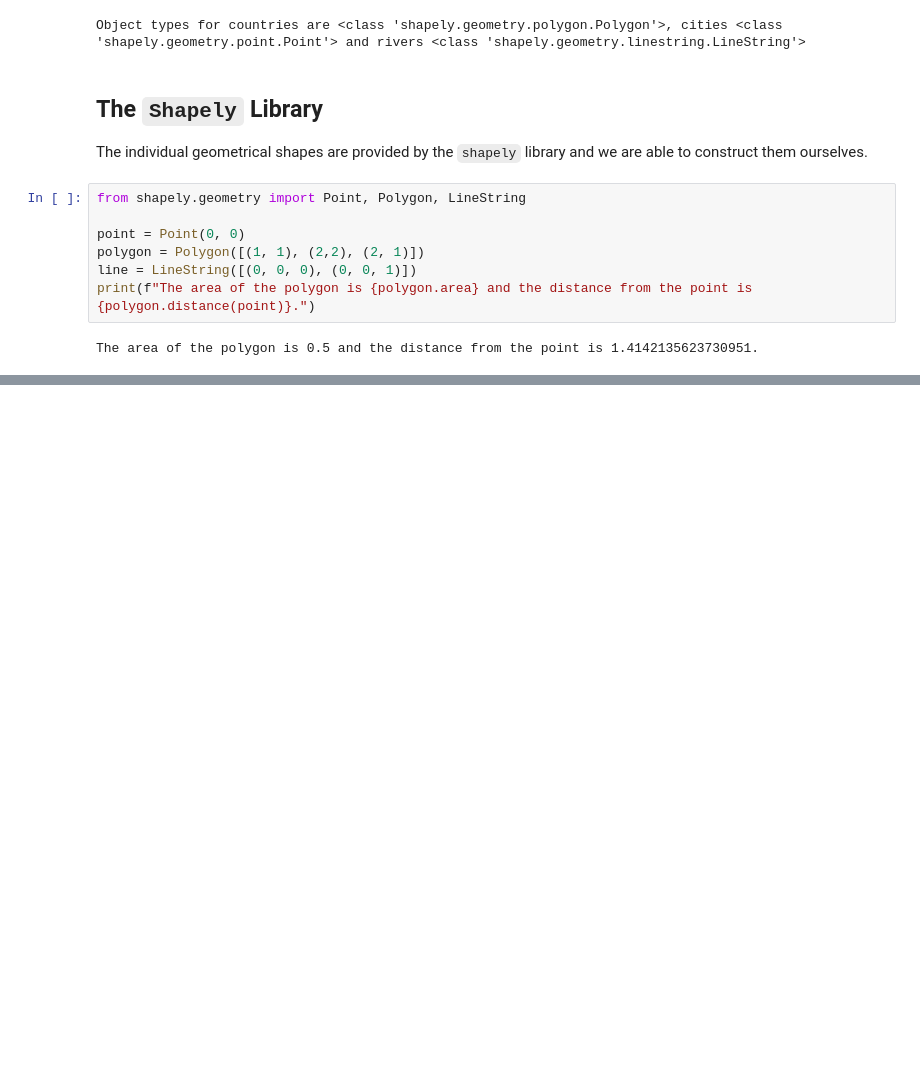
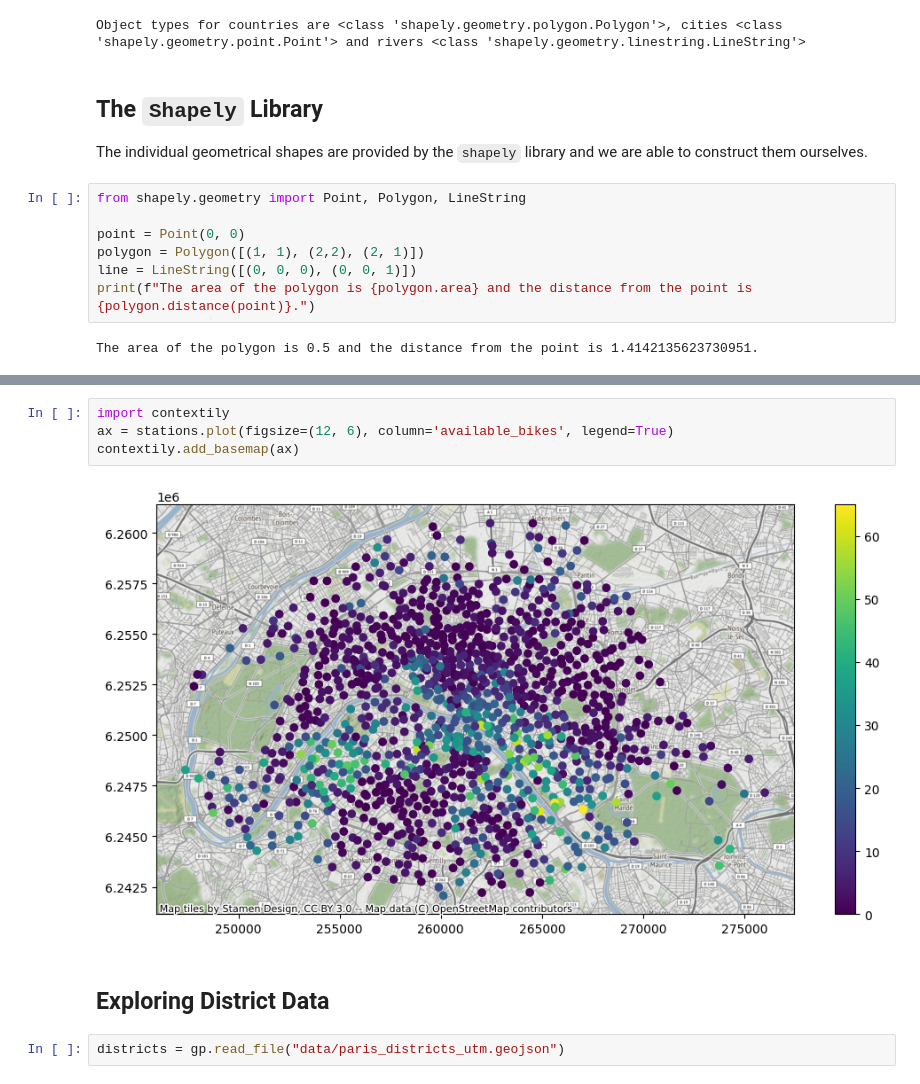
Before and after one commit to liljafreja/geopython, a Jupyter notebook: intro_geospatial_data.ipynb, the cells around one changed output, grey strips where cells are left out. Cells and saved outputs as stored; diff of their text form; blank space fills up the shorter version.

```diff
--- a/intro_geospatial_data.ipynb
+++ b/intro_geospatial_data.ipynb
@@ -81,0 +124,10 @@ The area of the polygon is 0.5 and the distance from the point is 1.414213562373
+# %%
+import contextily
+ax = stations.plot(figsize=(12, 6), column='available_bikes', legend=True)
+contextily.add_basemap(ax)
+# %% [output]
+[figure, added]
+# %% [markdown]
+## Exploring District Data
+# %%
+districts = gp.read_file("data/paris_districts_utm.geojson")
```
Also changed, not shown: parts of 21 cells of this notebook.
